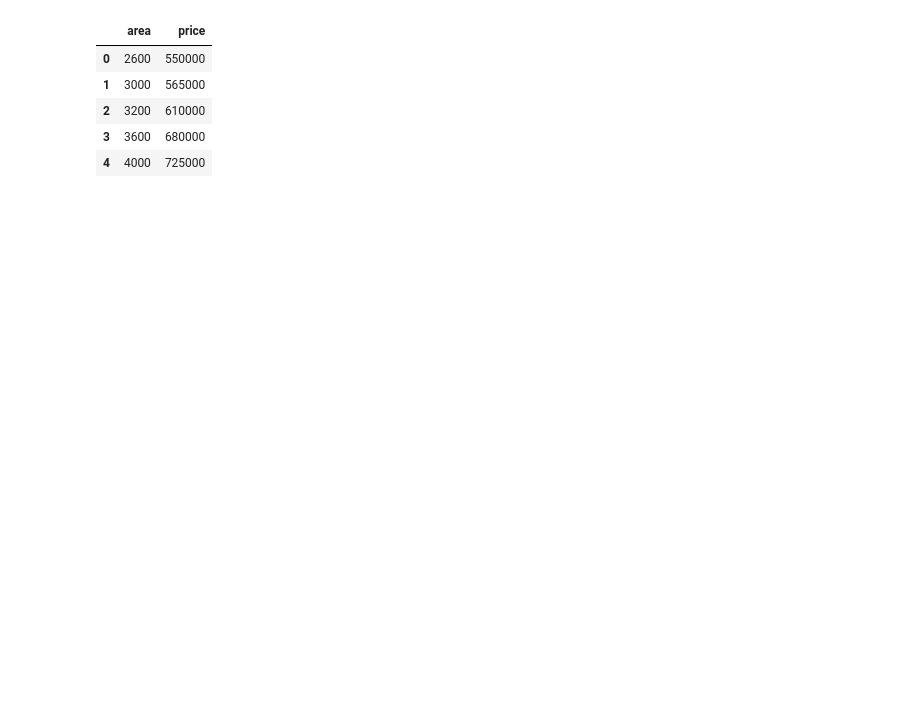
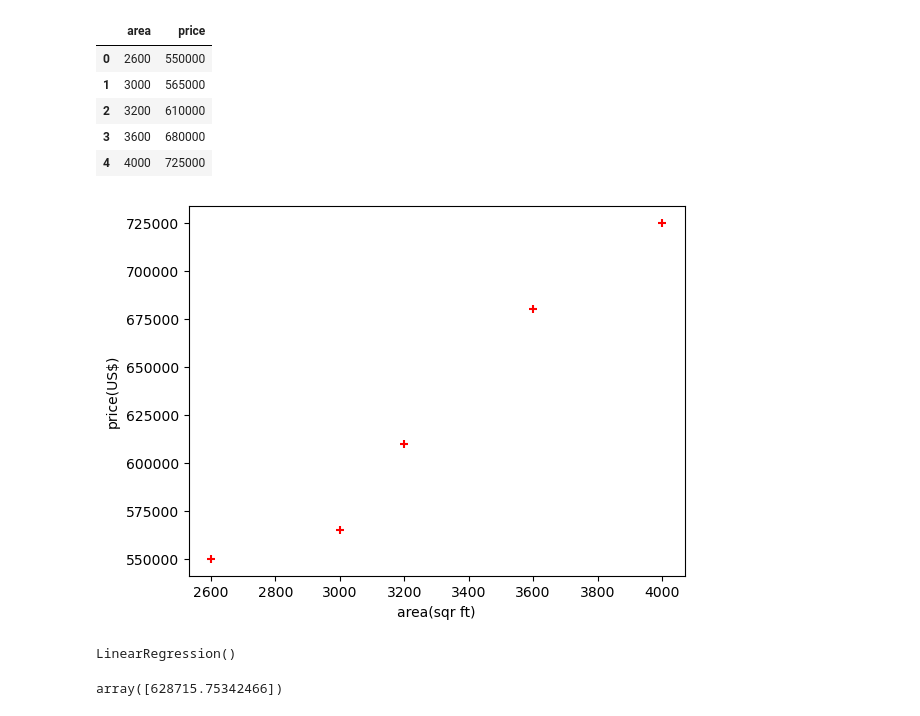
Before and after one commit to KodandaraoChellapilli/pitchwizard-frontend, a Jupyter notebook: Linearregression.ipynb, the cells around one changed output. Saved outputs shown, nothing was run; the diff lists cells and outputs as text; code cells hidden in the pictures; blank space fills up the shorter version.

Commit message:
added predict function to predict the area of 3300 value

```diff
--- a/Linearregression.ipynb
+++ b/Linearregression.ipynb
@@ -15,0 +18,16 @@ df
+# %%
+plt.scatter(df.area, df.price, color='red', marker='+')
+plt.xlabel('area(sqr ft)')
+plt.ylabel('price(US$)')
+plt.show()
+# %% [output]
+[figure, added]
+# %%
+reg = linear_model.LinearRegression()
+reg.fit(df[['area']], df.price)
+# %% [output]
+LinearRegression()
+# %%
+reg.predict([[3300]])
+# %% [output]
+array([628715.75342466])
```
Also changed, not shown: parts of 1 cell of this notebook.
